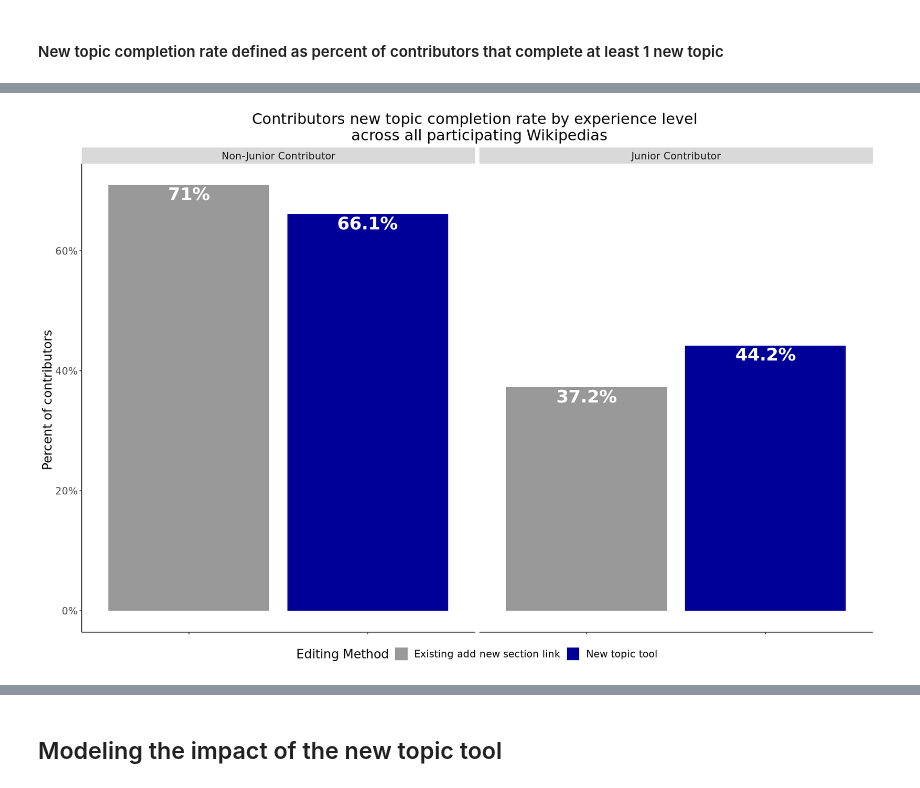
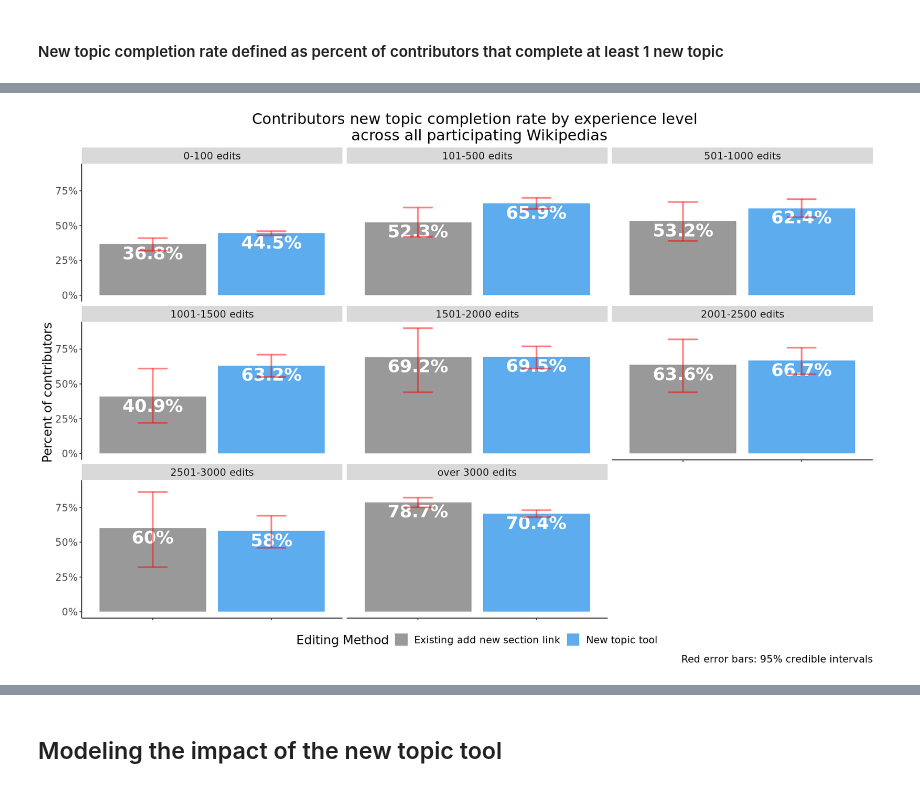
Before and after one commit to wikimedia-research/New-discussion-tool-analysis-2020, a Jupyter notebook: ab_test_logged_in.ipynb, the cells around one changed output, grey strips where cells are left out. Saved outputs shown, nothing was run; the diff lists cells and outputs as text; code cells hidden in the pictures.

Commit message:
added more granular experience levels

```diff
--- a/ab_test_logged_in.ipynb
+++ b/ab_test_logged_in.ipynb
@@ -503,18 +505,22 @@ new_topic_attempts_jc_bywiki_tbl
 NULL
 # %%
 # Plot edit completion rates for each wiki
+
+dodge <- position_dodge(width=0.9)
 
 p <- new_topic_attempts_jc_bywiki  %>%
     filter(!(wiki %in% c('Amharic Wikipedia', 'Egyptian Wikipedia', 'Thai Wikipedia'))) %>% # remove wikis where there are under 10 events as we
     ggplot(aes(x= section_edit_type, y = n_users_completed / n_users, fill = section_edit_type)) +
     geom_col(position = 'dodge') +
+    geom_errorbar(aes(ymin = lower, ymax = upper), color = 'red', size = 1, position = dodge, width = 0.25) +
     geom_text(aes(label = paste(completion_rate), fontface=2), vjust=1.2, size = 5, color = "white") +
     facet_wrap(~ wiki) +
     scale_y_continuous(labels = scales::percent) +
     labs (y = "Percent of junior contributors ",
           title = "Junior contributors new topic completion rate by participating Wikipedia",
-         caption = "Amharic, Egyptian, Thai, and Oromo Wikipedias removed from analysis due to insufficient events")  +
-    scale_fill_manual(values= c("#999999", "#000099"), name = "Editing Method", labels = c("Existing add new section link", "New topic tool"))  +
+         caption = "Amharic, Egyptian, Thai, and Oromo Wikipedias removed from analysis due to insufficient events \n
+         Red error bars: Reflect 95% credible intervals")  +
+    scale_fill_manual(values= c("#999999", "steelblue2"), name = "Editing Method", labels = c("Existing add new section link", "New topic tool"))  +
     theme(
         panel.grid.minor = element_blank(),
         panel.background = element_blank(),
@@ -657,7 +688,15 @@ Note that this binary definition doesn't fully capture the gradual growth of an
+# %%
+# divide experiene level groups
+new_topic_attempts_exp <- new_topic_attempts %>%
+    mutate(experience_group = cut(as.numeric(experience_level),
+                                         breaks = c(0, 100, 500, 1000, 1500, 2000, 2500, 3000,
+                                                    Inf),
+                                         labels = c('0-100 edits', '101-500 edits', '501-1000 edits', '1001-1500 edits', '1501-2000 edits', '2001-2500 edits', '2501-3000 edits',
+                                                    'over 3000 edits'), include.lowest = TRUE))
 # %%
 #aggregate data to show contributors that completed at least 1 edit by experience level
-new_topic_attempts_byexp <- new_topic_attempts %>%
-  group_by (wiki, section_edit_type, user_id, experience_level) %>%
+new_topic_attempts_byexp <- new_topic_attempts_exp %>%
+  group_by (wiki, section_edit_type, user_id, experience_group) %>%
   summarise(n_attempts = n_distinct(edit_attempt_id),
             n_completions = sum(edit_success == 'Complete'),
             edit_success = ifelse(sum(n_completions >= 1), 'Complete', 'Not Complete'),  #redefine edit success as user completed at least 1 edit
@@ -788,12 +835,15 @@ A tibble: 4 × 6
 #### New topic completion rate defined as percent of contributors that complete at least 1 new topic
 # %%
 # Review edit completion rate by contributors and experience level
-new_topic_completes_byexp <- new_topic_attempts_byexp  %>%
-    group_by(experience_level, section_edit_type) %>%
+new_topic_completes_byexp <- new_topic_attempts_byexp %>%
+    group_by(experience_group, section_edit_type) %>%
     summarise(n_users = n_distinct(user_id),
-              n_users_completed = sum(n_completions >= 1), #user completed at least 1 edit
+              n_users_completed = n_distinct(user_id[n_completions >= 1]), #user completed at least 1 edit
               completion_rate = paste0(round(n_users_completed / n_users  *100, 1), "%"),
               .groups = 'drop'
-  )
+  )   %>%  #determine credible intervals
+    cbind(as.data.frame(binom:::binom.bayes(x = .$n_users_completed, n = .$n_users, conf.level = 0.95, tol = 1e-10))) %>%
+    mutate(lower = round(lower,2),
+           upper = round(upper, 2))
 # %%
 new_topic_completes_byexp_table <- new_topic_completes_byexp %>%
@@ -841,27 +902,29 @@ IRdisplay::display_html(file = "new_topic_completes_byexp_table.html")
 # %%
 # Plot edit completion rates for each user on each wiki
 
 p <- new_topic_completes_byexp %>%
     ggplot(aes(x= section_edit_type, y = n_users_completed / n_users, fill = section_edit_type)) +
     geom_col(position = 'dodge') +
     geom_text(aes(label = paste(completion_rate), fontface=2), vjust=1.2, size = 8, color = "white") +
-    facet_wrap(~ experience_level) +
+    geom_errorbar(aes(ymin = lower, ymax = upper), color = 'red', size = 1, alpha = 0.5, position = dodge, width = 0.25) +
+    facet_wrap(~ experience_group) +
     scale_y_continuous(labels = scales::percent) +
     labs (y = "Percent of contributors ",
-          title = "Contributors new topic completion rate by experience level \n across all participating Wikipedias"
+          title = "Contributors new topic completion rate by experience level \n across all participating Wikipedias",
+          caption = "Red error bars: 95% credible intervals"
           )+
-      scale_fill_manual(values= c("#999999", "#000099"), name = "Editing Method", labels = c("Existing add new section link", "New topic tool"))  +
+      scale_fill_manual(values= c("#999999", "steelblue2"), name = "Editing Method", labels = c("Existing add new section link", "New topic tool"))  +
     theme(
         panel.grid.minor = element_blank(),
         panel.background = element_blank(),
         plot.title = element_text(hjust = 0.5),
         text = element_text(size=16),
         legend.position="bottom",
         axis.text.x = element_blank(),
         axis.title.x=element_blank(),
         axis.line = element_line(colour = "black"))
 
 p
 ggsave("Figures/new_topic_completes_byexp.png", p, width = 16, height = 8, units = "in", dpi = 300)
 # %% [output]
-[figure, old version]
+[figure, new version]
```
Also changed, not shown: parts of 69 cells of this notebook, 13 other files.
